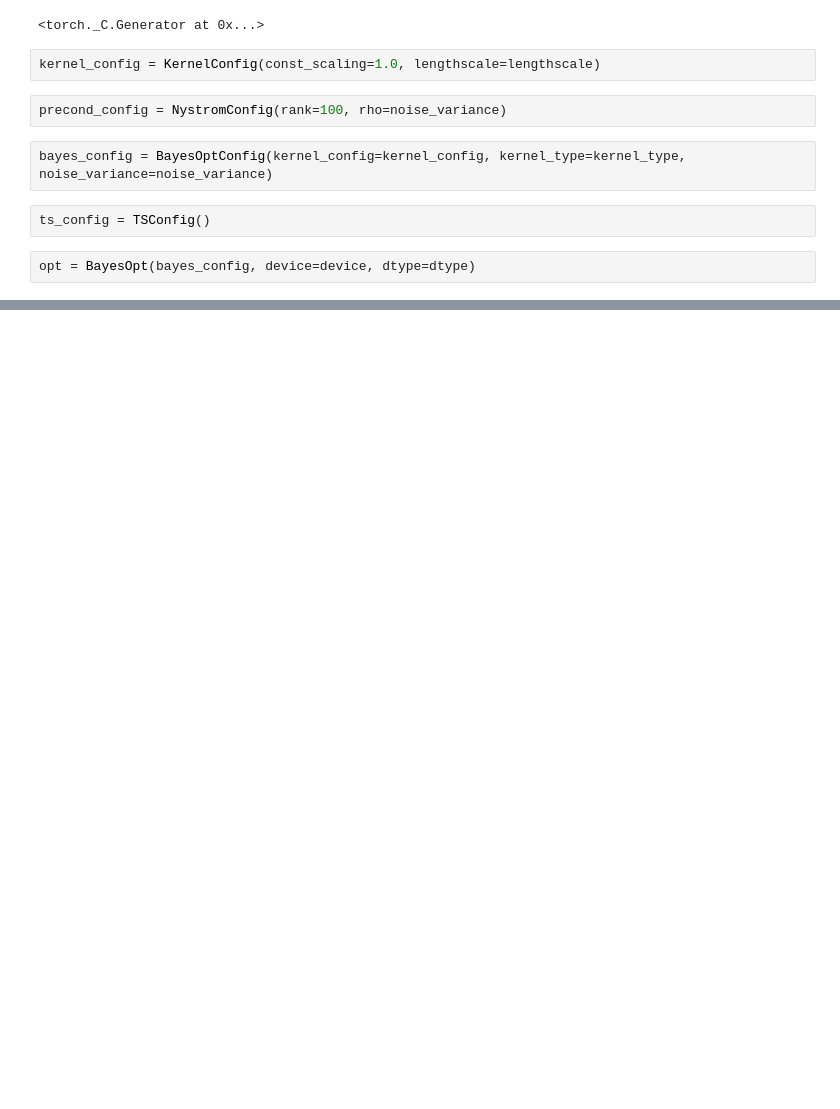
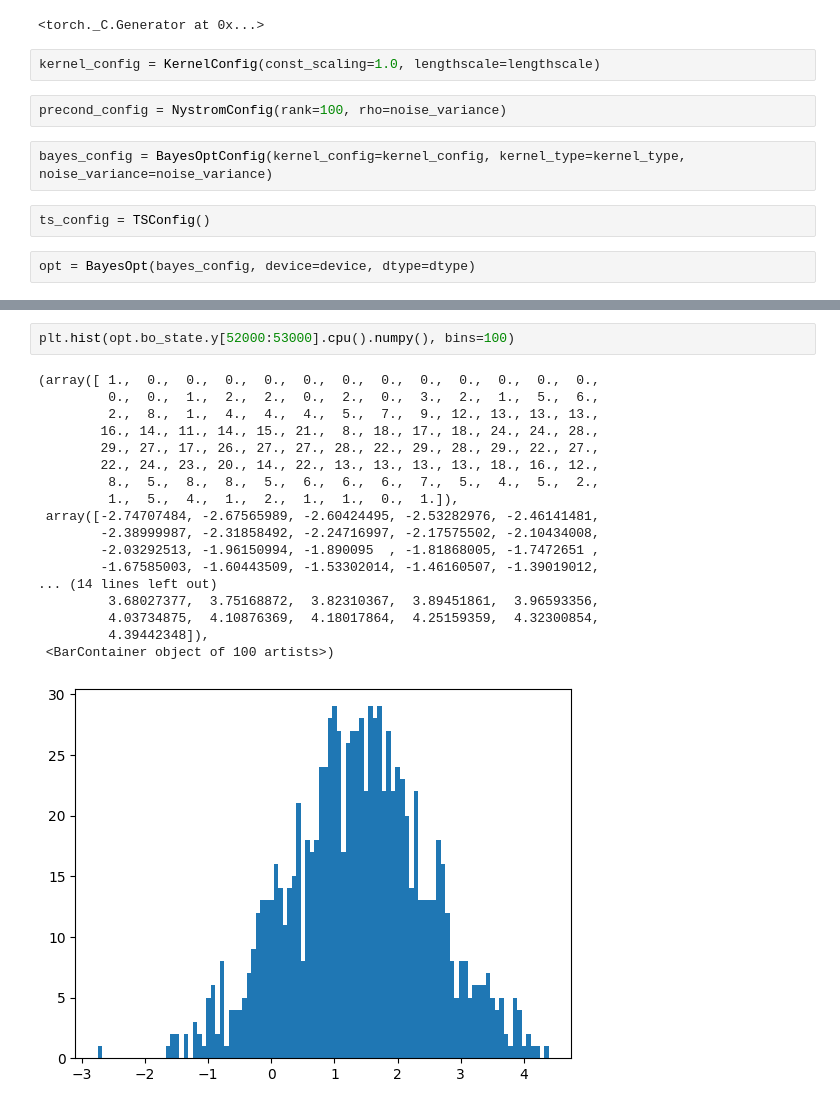
Before and after one commit to pratikrathore8/scalable_gp_inference, a Jupyter notebook: bayes_opt.ipynb, the cells around one changed output, grey strips where cells are left out. Saved outputs shown, nothing was run; the diff lists cells and outputs as text; blank space fills up the shorter version.

```diff
--- a/bayes_opt.ipynb
+++ b/bayes_opt.ipynb
@@ -96,0 +136,21 @@ plt.hist(opt.bo_state.y[50000:].cpu().numpy(), bins=100)
+# %%
+plt.hist(opt.bo_state.y[52000:53000].cpu().numpy(), bins=100)
+# %% [output]
+(array([ 1.,  0.,  0.,  0.,  0.,  0.,  0.,  0.,  0.,  0.,  0.,  0.,  0.,
+         0.,  0.,  1.,  2.,  2.,  0.,  2.,  0.,  3.,  2.,  1.,  5.,  6.,
+         2.,  8.,  1.,  4.,  4.,  4.,  5.,  7.,  9., 12., 13., 13., 13.,
+        16., 14., 11., 14., 15., 21.,  8., 18., 17., 18., 24., 24., 28.,
+        29., 27., 17., 26., 27., 27., 28., 22., 29., 28., 29., 22., 27.,
+        22., 24., 23., 20., 14., 22., 13., 13., 13., 13., 18., 16., 12.,
+         8.,  5.,  8.,  8.,  5.,  6.,  6.,  6.,  7.,  5.,  4.,  5.,  2.,
+         1.,  5.,  4.,  1.,  2.,  1.,  1.,  0.,  1.]),
+ array([-2.74707484, -2.67565989, -2.60424495, -2.53282976, -2.46141481,
+        -2.38999987, -2.31858492, -2.24716997, -2.17575502, -2.10434008,
+        -2.03292513, -1.96150994, -1.890095  , -1.81868005, -1.7472651 ,
+        -1.67585003, -1.60443509, -1.53302014, -1.46160507, -1.39019012,
+... (14 lines left out)
+         3.68027377,  3.75168872,  3.82310367,  3.89451861,  3.96593356,
+         4.03734875,  4.10876369,  4.18017864,  4.25159359,  4.32300854,
+         4.39442348]),
+ <BarContainer object of 100 artists>)
+[figure, added]
```
Also changed, not shown: parts of 16 cells of this notebook, 1 other file.
